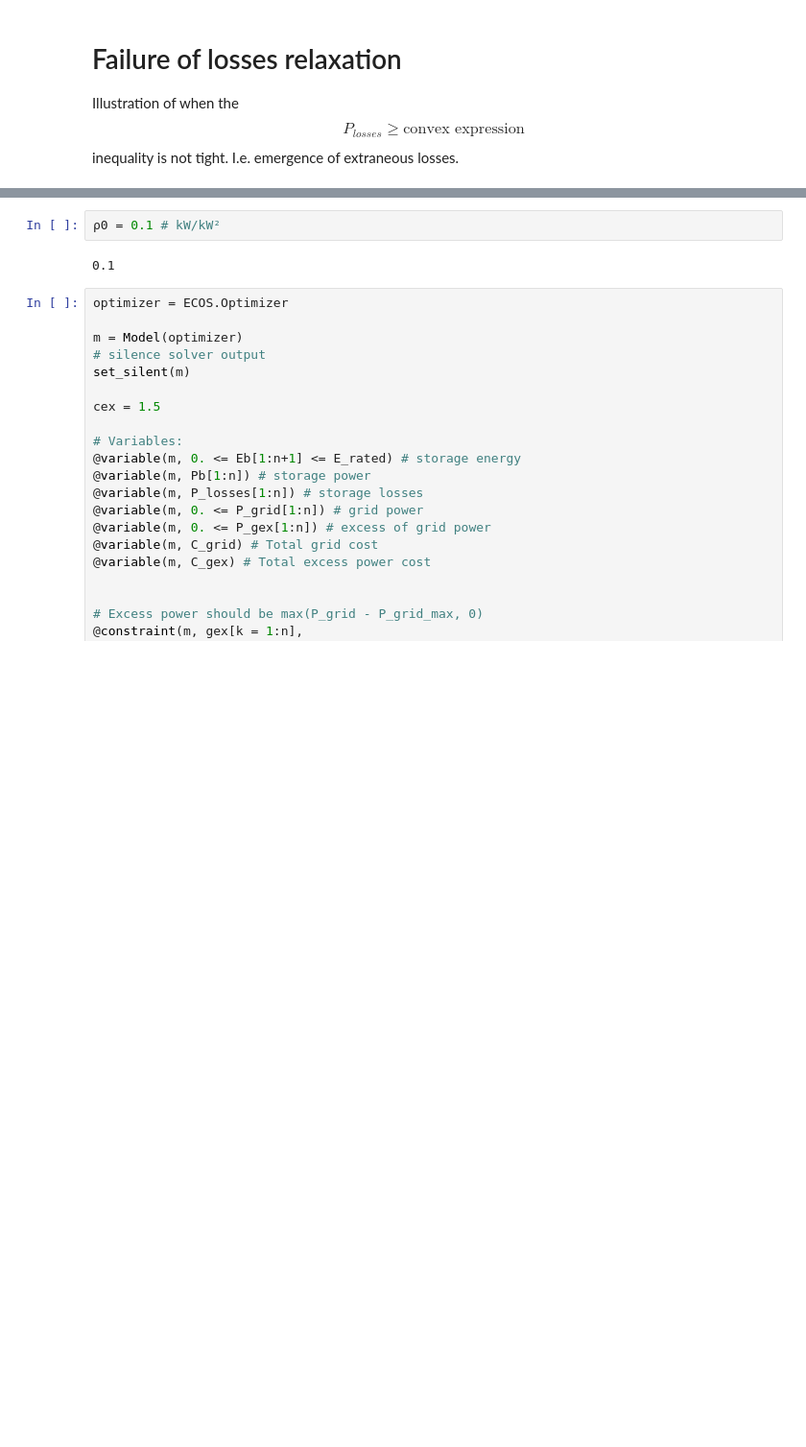
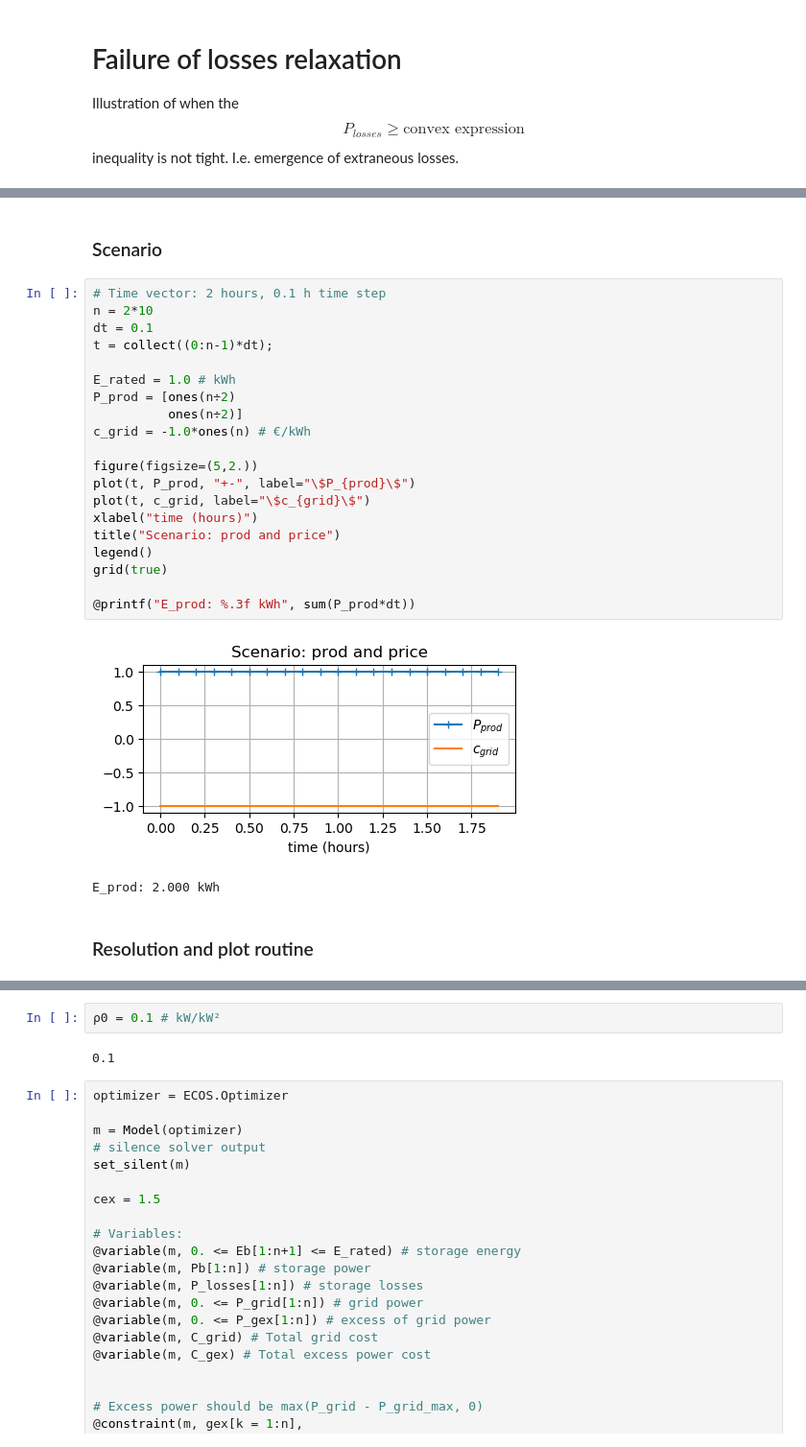
Before and after one commit to pierre-haessig/convex-storage-loss, a Jupyter notebook: Relaxation_failure_example.ipynb, the cells around one changed output, grey strips where cells are left out. Shown: that part at 96% size. Cells and saved outputs as stored; diff of their text form; blank space fills up the shorter version.

```diff
--- a/Relaxation_failure_example.ipynb
+++ b/Relaxation_failure_example.ipynb
@@ -12,0 +28,27 @@ using PyPlot
+# %% [markdown]
+### Scenario
+# %%
+# Time vector: 2 hours, 0.1 h time step
+n = 2*10
+dt = 0.1
+t = collect((0:n-1)*dt);
+
+E_rated = 1.0 # kWh
+P_prod = [ones(n÷2)
+          ones(n÷2)]
+c_grid = -1.0*ones(n) # €/kWh
+
+figure(figsize=(5,2.))
+plot(t, P_prod, "+-", label="\$P_{prod}\$")
+plot(t, c_grid, label="\$c_{grid}\$")
+xlabel("time (hours)")
+title("Scenario: prod and price")
+legend()
+grid(true)
+
+@printf("E_prod: %.3f kWh", sum(P_prod*dt))
+# %% [output]
+[figure, added]
+E_prod: 2.000 kWh
+# %% [markdown]
+### Resolution and plot routine
```
Also changed, not shown: parts of 16 cells of this notebook.
